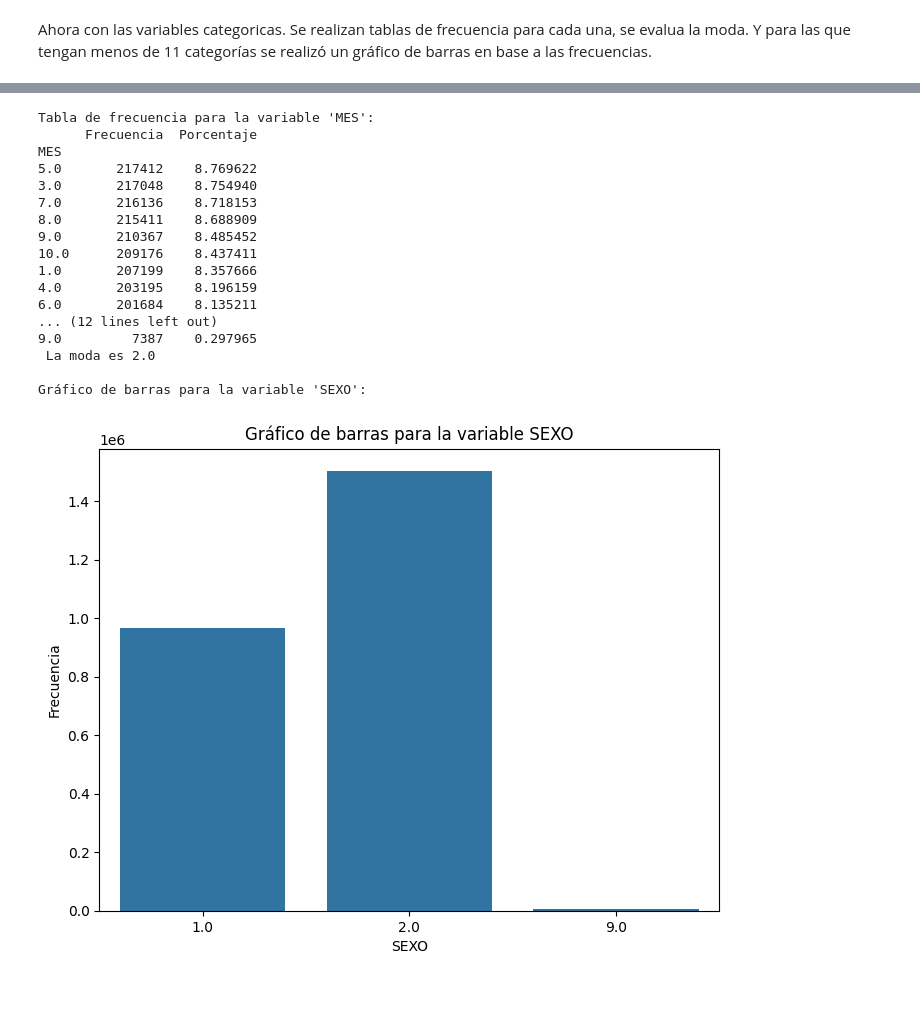
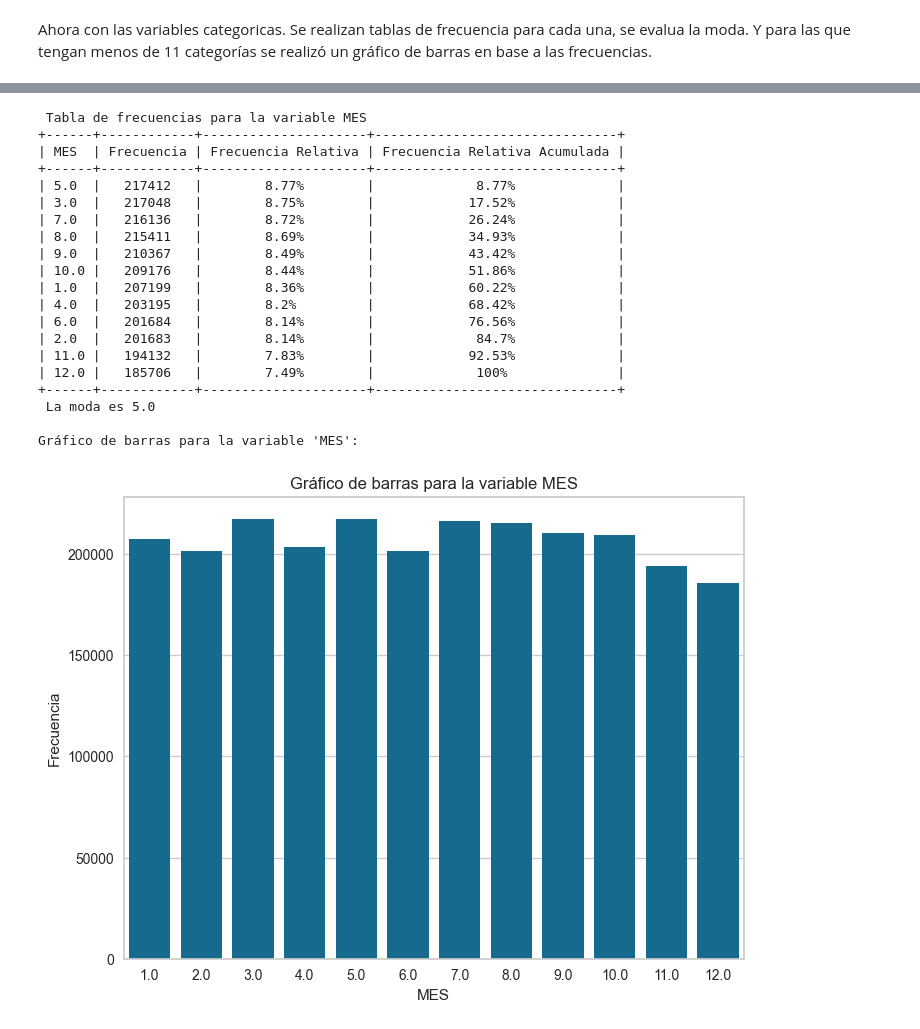
Before and after one commit to MelissaPerez09/Proyecto-DataMining, a Jupyter notebook: Proyecto1.ipynb, the cells around one changed output, grey strips where cells are left out. Cells and saved outputs as stored; diff of their text form; code cells hidden in the pictures; blank space fills up the shorter version.

```diff
--- a/Proyecto1.ipynb
+++ b/Proyecto1.ipynb
@@ -125,5 +173,11 @@ Se mide la normalidad de las variables númericas que posee el dataframe (DIASES
 # %%
 for column in ['DIASESTANCIA', 'EDAD']:
+    print('\033[96m' + 'Para la variable', column, '\033[0m')
+    print('\n')
+    print('Mediante prueba de Kolmogorov-Smirnov')
+    is_aproved = test_normal(column)
+
+    print('Mediante prueba de Anderson')
     result = anderson(df[column])
     statistic = result.statistic
     critical_values = result.critical_values
@@ -158,17 +226,41 @@ Ahora con las variables categoricas. Se realizan tablas de frecuencia para cada
 # %%
 dfCategoricas = df.drop(columns=["DIASESTANCIA", "EDAD"])
 
+moreTo12 = []
+
+def frecuency_table(colum, data= df):
+    # Obtener la tabla de frecuencias para la variable 'genres'
+
+    split_genres = data[colum].dropna().astype(str).str.split('|', expand=True).stack()
+    split_genres = split_genres[split_genres != ' ']
+    split_genres = split_genres[split_genres != '']
+    frecuencias = split_genres.value_counts()
+    frecuencia_relativa = round(frecuencias / len(split_genres) * 100, 2)
+    frecuencia_relativa_acum = frecuencia_relativa.cumsum()
+    frecuencia_relativa_acum = frecuencia_relativa_acum.apply(lambda x: f'{round(x, 2) if x<=100 else 100}%')
+    frecuencia_relativa = frecuencia_relativa.apply(lambda x: f'{round(x, 2)}%')
+
+    # Convertir la serie resultante en un DataFrame para mejor presentación
+    tabla_frecuencias = pd.DataFrame({
+        colum: frecuencias.index,
+        'Frecuencia': frecuencias.values,
+        'Frecuencia Relativa': frecuencia_relativa.values,
+        'Frecuencia Relativa Acumulada': frecuencia_relativa_acum.values
+    })
+
+    print(CYAN, 'Tabla de frecuencias para la variable', colum, RESET)
+    print(tabulate(tabla_frecuencias,  headers='keys', tablefmt='pretty', showindex=False))
+
+
 for column in dfCategoricas.columns:
-    freq_table = dfCategoricas[column].value_counts()
-    percentage_table = dfCategoricas[column].value_counts(normalize=True) * 100
-    print(f"Tabla de frecuencia para la variable '{column}':")
-    print(pd.concat([freq_table, percentage_table], axis=1, keys=['Frecuencia', 'Porcentaje']))
+    frecuency_table(column, data=dfCategoricas)
     print('\33[92m','La moda es', dfCategoricas[column].mode().values[0], '\33[0m')
     print()
 
-    if dfCategoricas[column].nunique() > 11:
-        print('\33[91m', 'La variable tiene más de 11 categorías, no se generará un gráfico de barras.', '\33[0m')
+    if dfCategoricas[column].nunique() > 12:
+        print('\33[91m', 'La variable tiene más de 12 categorías, no se generará un gráfico de barras.', '\33[0m')
         print()
+        moreTo12.append(column)
         continue
     print(f"Gráfico de barras para la variable '{column}':")
     plt.figure(figsize=(8, 6))
@@ -200,18 +294,21 @@ Gráfico de barras para la variable 'AÑO':
-Tabla de frecuencia para la variable 'MES':
-      Frecuencia  Porcentaje
-MES
-5.0       217412    8.769622
-3.0       217048    8.754940
-7.0       216136    8.718153
-8.0       215411    8.688909
-9.0       210367    8.485452
-10.0      209176    8.437411
-1.0       207199    8.357666
-4.0       203195    8.196159
-6.0       201684    8.135211
-... (12 lines left out)
-9.0         7387    0.297965
- La moda es 2.0
+ Tabla de frecuencias para la variable MES
++------+------------+---------------------+-------------------------------+
+| MES  | Frecuencia | Frecuencia Relativa | Frecuencia Relativa Acumulada |
++------+------------+---------------------+-------------------------------+
+| 5.0  |   217412   |        8.77%        |             8.77%             |
+| 3.0  |   217048   |        8.75%        |            17.52%             |
+| 7.0  |   216136   |        8.72%        |            26.24%             |
+| 8.0  |   215411   |        8.69%        |            34.93%             |
+| 9.0  |   210367   |        8.49%        |            43.42%             |
+| 10.0 |   209176   |        8.44%        |            51.86%             |
+| 1.0  |   207199   |        8.36%        |            60.22%             |
+| 4.0  |   203195   |        8.2%         |            68.42%             |
+| 6.0  |   201684   |        8.14%        |            76.56%             |
+| 2.0  |   201683   |        8.14%        |             84.7%             |
+| 11.0 |   194132   |        7.83%        |            92.53%             |
+| 12.0 |   185706   |        7.49%        |             100%              |
++------+------------+---------------------+-------------------------------+
+ La moda es 5.0
 
-Gráfico de barras para la variable 'SEXO':
+Gráfico de barras para la variable 'MES':
-[figure, old version]
+[figure, new version]
```
Also changed, not shown: parts of 16 cells of this notebook.
